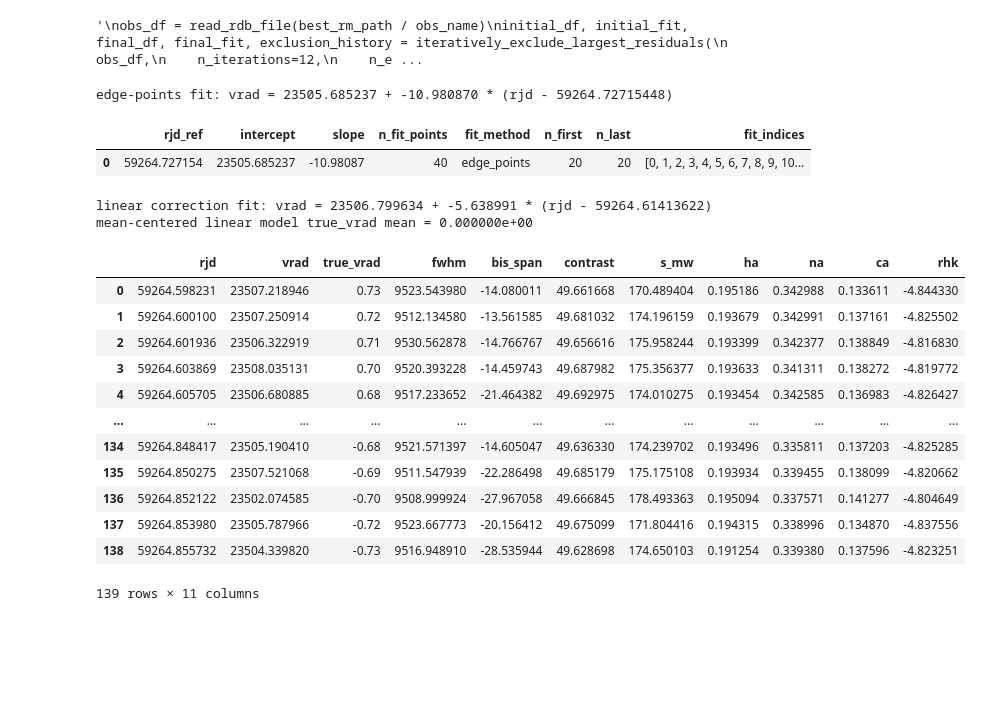
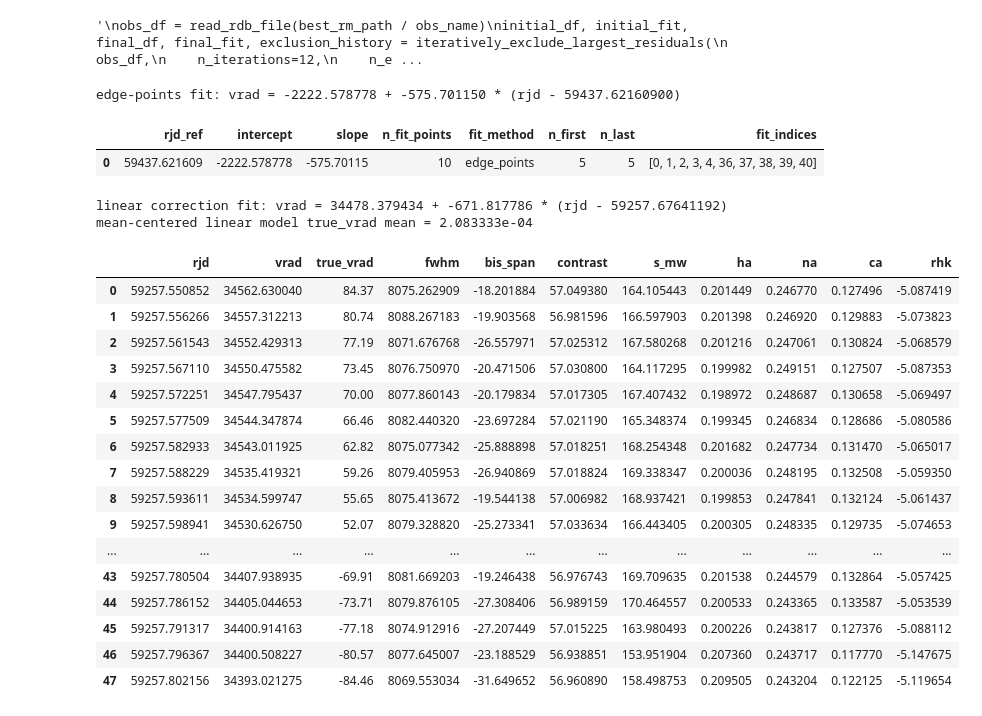
Before and after one commit to vadibekyan/RV_from_RM, a Jupyter notebook: best_rm_preprocessing.ipynb, the cells around one changed output. Saved outputs shown, nothing was run; the diff lists cells and outputs as text; code cells hidden in the pictures; blank space fills up the shorter version.

```diff
--- a/best_rm_preprocessing.ipynb
+++ b/best_rm_preprocessing.ipynb
@@ -247,7 +247,7 @@ fig.show()
 # %% [output]
 '\nobs_df = read_rdb_file(best_rm_path / obs_name)\ninitial_df, initial_fit, final_df, final_fit, exclusion_history = iteratively_exclude_largest_residuals(\n    obs_df,\n    n_iterations=12,\n    n_e ...
 # %%
-obs_name = 'WASP166_esp19_2.rdb'
+obs_name = 'HD189733_esp19_3.rdb'
 obs_df = read_rdb_file(best_rm_path / obs_name)
 
 def iteratively_clip_by_rms(obs_name, rms_threshold=2.0, max_iterations=10, observations_path=best_rm_path):
@@ -382,8 +382,8 @@ if fit_method_for_plot == 'rms_clip':
 elif fit_method_for_plot == 'edge_points':
     edge_fitted_df, edge_fit, edge_fit_history = fit_with_edge_points(
         obs_name,
-        n_first=20,
-        n_last=20,
+        n_first=5,
+        n_last=5,
     )
     print(
         f"edge-points fit: vrad = {edge_fit['intercept']:.6f} "
@@ -396,9 +396,9 @@ else:
 
 fig.show()
 # %% [output]
-edge-points fit: vrad = 23505.685237 + -10.980870 * (rjd - 59264.72715448)
+edge-points fit: vrad = -2222.578778 + -575.701150 * (rjd - 59437.62160900)
 |  | rjd_ref | intercept | slope | n_fit_points | fit_method | n_first | n_last | fit_indices |
-| 0 | 59264.727154 | 23505.685237 | -10.98087 | 40 | edge_points | 20 | 20 | [0, 1, 2, 3, 4, 5, 6, 7, 8, 9, 10... |
+| 0 | 59437.621609 | -2222.578778 | -575.70115 | 10 | edge_points | 5 | 5 | [0, 1, 2, 3, 4, 36, 37, 38, 39, 40] |
 # %%
 def make_linear_corrected_observation_df(
     obs_name,
@@ -461,49 +461,53 @@ def make_linear_corrected_observation_df(
             }
         ]
     )
     parameter_row.to_csv(
         parameter_file,
         mode='a',
         header=not parameter_file.exists(),
         index=False,
     )
 
     return corrected_df, fit_result, fit_history, fitted_df
 
 
 #obs_name = 'HD209458_esp19_1.rdb'
 
 corrected_obs_df, corrected_fit, corrected_clip_history, corrected_fit_df = make_linear_corrected_observation_df(
     obs_name,
     fit_method='edge_points',
     rms_threshold=1.5,
     max_iterations=5,
-    n_first=10,
-    n_last=8,
+    n_first=15,
+    n_last=15,
 )
 
 print(
     f"linear correction fit: vrad = {corrected_fit['intercept']:.6f} "
     f"+ {corrected_fit['slope']:.6f} * (rjd - {corrected_fit['rjd_ref']:.8f})"
 )
 print(f"mean-centered linear model true_vrad mean = {corrected_obs_df['true_vrad'].mean():.6e}")
 display(corrected_obs_df)
 # %% [output]
-linear correction fit: vrad = 23506.799634 + -5.638991 * (rjd - 59264.61413622)
-mean-centered linear model true_vrad mean = 0.000000e+00
+linear correction fit: vrad = 34478.379434 + -671.817786 * (rjd - 59257.67641192)
+mean-centered linear model true_vrad mean = 2.083333e-04
 |  | rjd | vrad | true_vrad | fwhm | bis_span | contrast | s_mw | ha | na | ca | rhk |
-| 0 | 59264.598231 | 23507.218946 | 0.73 | 9523.543980 | -14.080011 | 49.661668 | 170.489404 | 0.195186 | 0.342988 | 0.133611 | -4.844330 |
-| 1 | 59264.600100 | 23507.250914 | 0.72 | 9512.134580 | -13.561585 | 49.681032 | 174.196159 | 0.193679 | 0.342991 | 0.137161 | -4.825502 |
-| 2 | 59264.601936 | 23506.322919 | 0.71 | 9530.562878 | -14.766767 | 49.656616 | 175.958244 | 0.193399 | 0.342377 | 0.138849 | -4.816830 |
-| 3 | 59264.603869 | 23508.035131 | 0.70 | 9520.393228 | -14.459743 | 49.687982 | 175.356377 | 0.193633 | 0.341311 | 0.138272 | -4.819772 |
-| 4 | 59264.605705 | 23506.680885 | 0.68 | 9517.233652 | -21.464382 | 49.692975 | 174.010275 | 0.193454 | 0.342585 | 0.136983 | -4.826427 |
+| 0 | 59257.550852 | 34562.630040 | 84.37 | 8075.262909 | -18.201884 | 57.049380 | 164.105443 | 0.201449 | 0.246770 | 0.127496 | -5.087419 |
+| 1 | 59257.556266 | 34557.312213 | 80.74 | 8088.267183 | -19.903568 | 56.981596 | 166.597903 | 0.201398 | 0.246920 | 0.129883 | -5.073823 |
+| 2 | 59257.561543 | 34552.429313 | 77.19 | 8071.676768 | -26.557971 | 57.025312 | 167.580268 | 0.201216 | 0.247061 | 0.130824 | -5.068579 |
+| 3 | 59257.567110 | 34550.475582 | 73.45 | 8076.750970 | -20.471506 | 57.030800 | 164.117295 | 0.199982 | 0.249151 | 0.127507 | -5.087353 |
+| 4 | 59257.572251 | 34547.795437 | 70.00 | 8077.860143 | -20.179834 | 57.017305 | 167.407432 | 0.198972 | 0.248687 | 0.130658 | -5.069497 |
+| 5 | 59257.577509 | 34544.347874 | 66.46 | 8082.440320 | -23.697284 | 57.021190 | 165.348374 | 0.199345 | 0.246834 | 0.128686 | -5.080586 |
+| 6 | 59257.582933 | 34543.011925 | 62.82 | 8075.077342 | -25.888898 | 57.018251 | 168.254348 | 0.201682 | 0.247734 | 0.131470 | -5.065017 |
+| 7 | 59257.588229 | 34535.419321 | 59.26 | 8079.405953 | -26.940869 | 57.018824 | 169.338347 | 0.200036 | 0.248195 | 0.132508 | -5.059350 |
+| 8 | 59257.593611 | 34534.599747 | 55.65 | 8075.413672 | -19.544138 | 57.006982 | 168.937421 | 0.199853 | 0.247841 | 0.132124 | -5.061437 |
+| 9 | 59257.598941 | 34530.626750 | 52.07 | 8079.328820 | -25.273341 | 57.033634 | 166.443405 | 0.200305 | 0.248335 | 0.129735 | -5.074653 |
 | ... | ... | ... | ... | ... | ... | ... | ... | ... | ... | ... | ... |
-| 134 | 59264.848417 | 23505.190410 | -0.68 | 9521.571397 | -14.605047 | 49.636330 | 174.239702 | 0.193496 | 0.335811 | 0.137203 | -4.825285 |
-| 135 | 59264.850275 | 23507.521068 | -0.69 | 9511.547939 | -22.286498 | 49.685179 | 175.175108 | 0.193934 | 0.339455 | 0.138099 | -4.820662 |
-| 136 | 59264.852122 | 23502.074585 | -0.70 | 9508.999924 | -27.967058 | 49.666845 | 178.493363 | 0.195094 | 0.337571 | 0.141277 | -4.804649 |
-| 137 | 59264.853980 | 23505.787966 | -0.72 | 9523.667773 | -20.156412 | 49.675099 | 171.804416 | 0.194315 | 0.338996 | 0.134870 | -4.837556 |
-| 138 | 59264.855732 | 23504.339820 | -0.73 | 9516.948910 | -28.535944 | 49.628698 | 174.650103 | 0.191254 | 0.339380 | 0.137596 | -4.823251 |
+| 43 | 59257.780504 | 34407.938935 | -69.91 | 8081.669203 | -19.246438 | 56.976743 | 169.709635 | 0.201538 | 0.244579 | 0.132864 | -5.057425 |
+| 44 | 59257.786152 | 34405.044653 | -73.71 | 8079.876105 | -27.308406 | 56.989159 | 170.464557 | 0.200533 | 0.243365 | 0.133587 | -5.053539 |
+| 45 | 59257.791317 | 34400.914163 | -77.18 | 8074.912916 | -27.207449 | 57.015225 | 163.980493 | 0.200226 | 0.243817 | 0.127376 | -5.088112 |
+| 46 | 59257.796367 | 34400.508227 | -80.57 | 8077.645007 | -23.188529 | 56.938851 | 153.951904 | 0.207360 | 0.243717 | 0.117770 | -5.147675 |
+| 47 | 59257.802156 | 34393.021275 | -84.46 | 8069.553034 | -31.649652 | 56.960890 | 158.498753 | 0.209505 | 0.243204 | 0.122125 | -5.119654 |
-139 rows × 11 columns
 # %%
 corrected_obs_df.describe()
 # %% [output]
```
Also changed, not shown: parts of 1 cell of this notebook, 41 other files.
